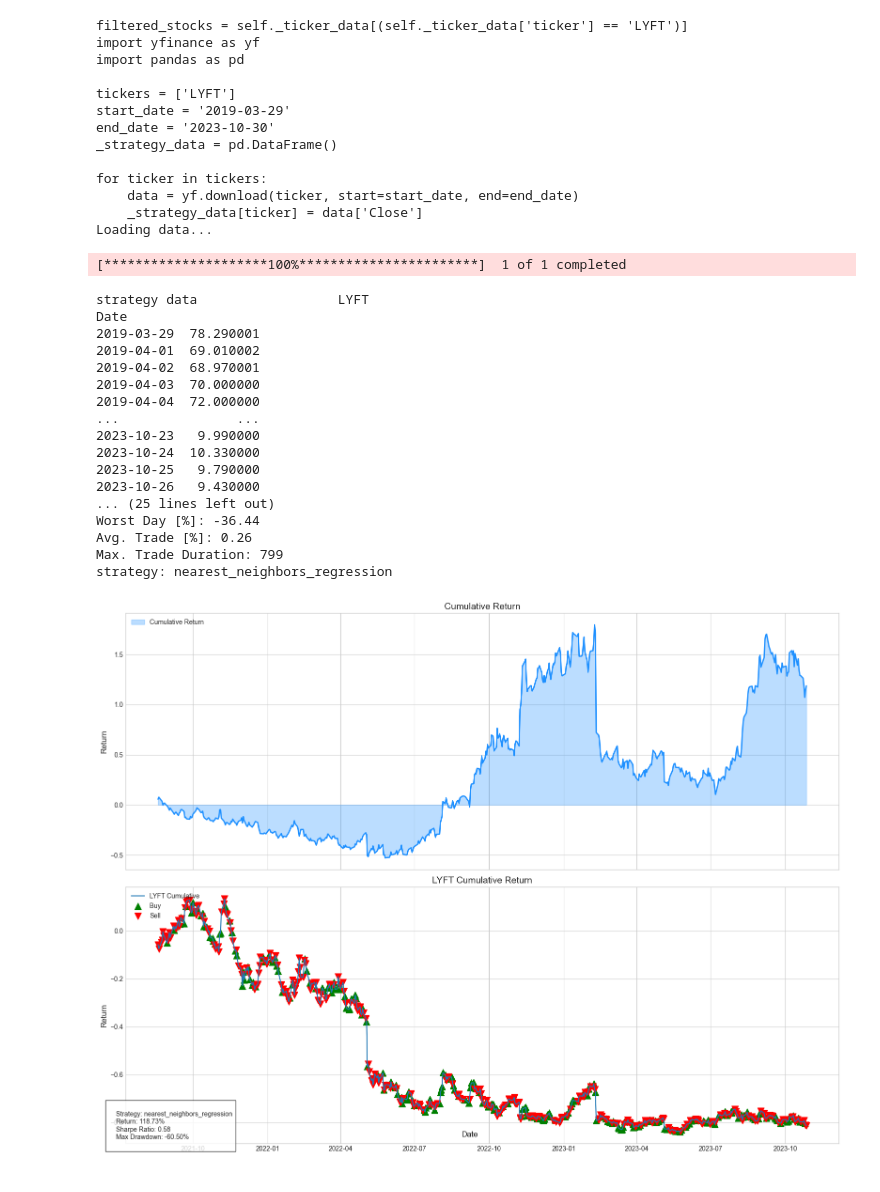
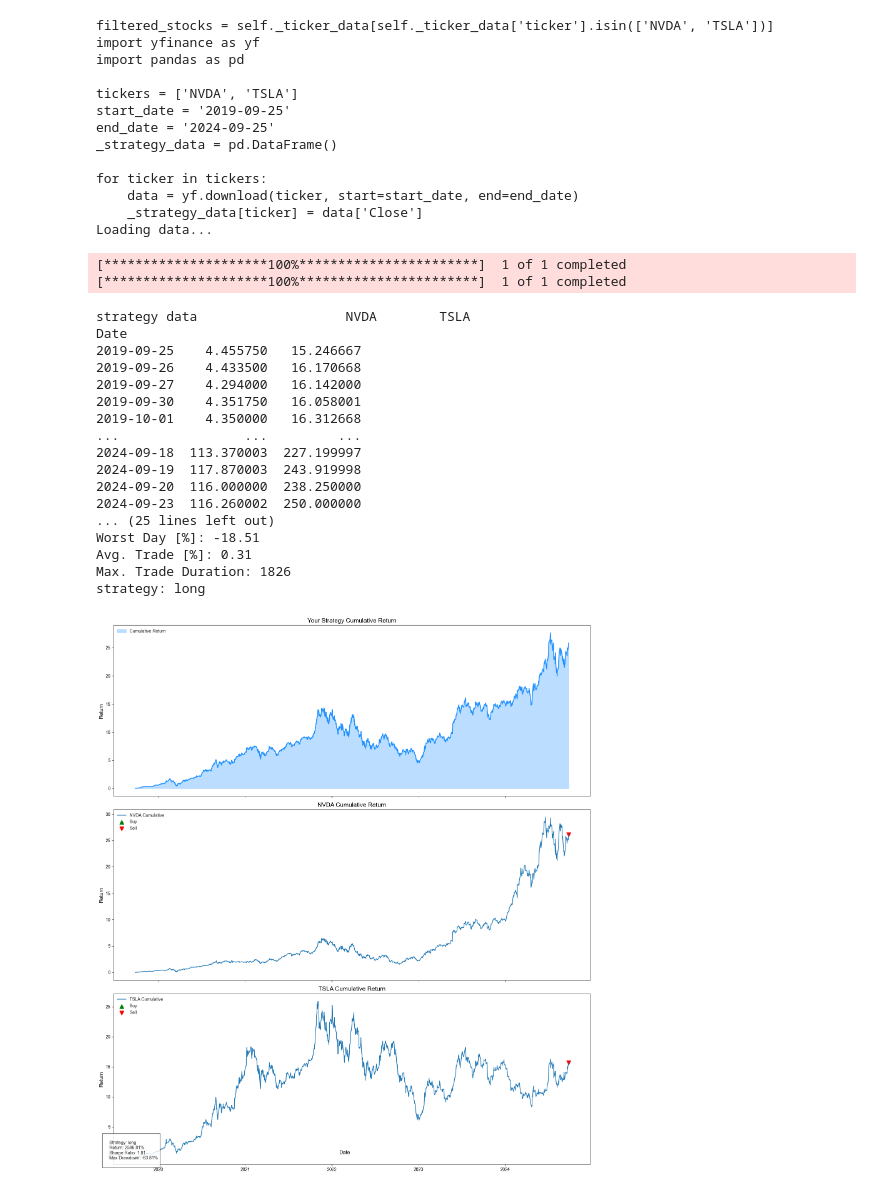
Before and after one commit to smullins998/Tr4der, a Jupyter notebook: test.ipynb, the cells around one changed output. Drawn from its saved outputs; the diff is of its cells as text; code cells hidden in the pictures.

```diff
--- a/test.ipynb
+++ b/test.ipynb
@@ -1,41 +1,42 @@
 # %%
 import yfinance as yf
 import pandas as pd
 from tr4der.tr4der import Tr4der
 
-query = "I want to use a KNN model to trade lyft stock since their IPO to now "
+query = "I want to go long nvda and tsla for the past 5 years"
 
 inst = Tr4der(query)
 # %% [output]
-filtered_stocks = self._ticker_data[(self._ticker_data['ticker'] == 'LYFT')]
+filtered_stocks = self._ticker_data[self._ticker_data['ticker'].isin(['NVDA', 'TSLA'])]
 import yfinance as yf
 import pandas as pd
 
-tickers = ['LYFT']
-start_date = '2019-03-29'
-end_date = '2023-10-30'
+tickers = ['NVDA', 'TSLA']
+start_date = '2019-09-25'
+end_date = '2024-09-25'
 _strategy_data = pd.DataFrame()
 
 for ticker in tickers:
     data = yf.download(ticker, start=start_date, end=end_date)
     _strategy_data[ticker] = data['Close']
 Loading data...
 [*********************100%***********************]  1 of 1 completed
+[*********************100%***********************]  1 of 1 completed
-strategy data                  LYFT
+strategy data                   NVDA        TSLA
 Date
-2019-03-29  78.290001
-2019-04-01  69.010002
-2019-04-02  68.970001
-2019-04-03  70.000000
-2019-04-04  72.000000
-...               ...
-2023-10-23   9.990000
-2023-10-24  10.330000
-2023-10-25   9.790000
-2023-10-26   9.430000
+2019-09-25    4.455750   15.246667
+2019-09-26    4.433500   16.170668
+2019-09-27    4.294000   16.142000
+2019-09-30    4.351750   16.058001
+2019-10-01    4.350000   16.312668
+...                ...         ...
+2024-09-18  113.370003  227.199997
+2024-09-19  117.870003  243.919998
+2024-09-20  116.000000  238.250000
+2024-09-23  116.260002  250.000000
 ... (25 lines left out)
-Worst Day [%]: -36.44
-Avg. Trade [%]: 0.26
-Max. Trade Duration: 799
-strategy: nearest_neighbors_regression
+Worst Day [%]: -18.51
+Avg. Trade [%]: 0.31
+Max. Trade Duration: 1826
+strategy: long
-[figure, old version]
+[figure, new version]
```
Also changed, not shown: 10 other files.
